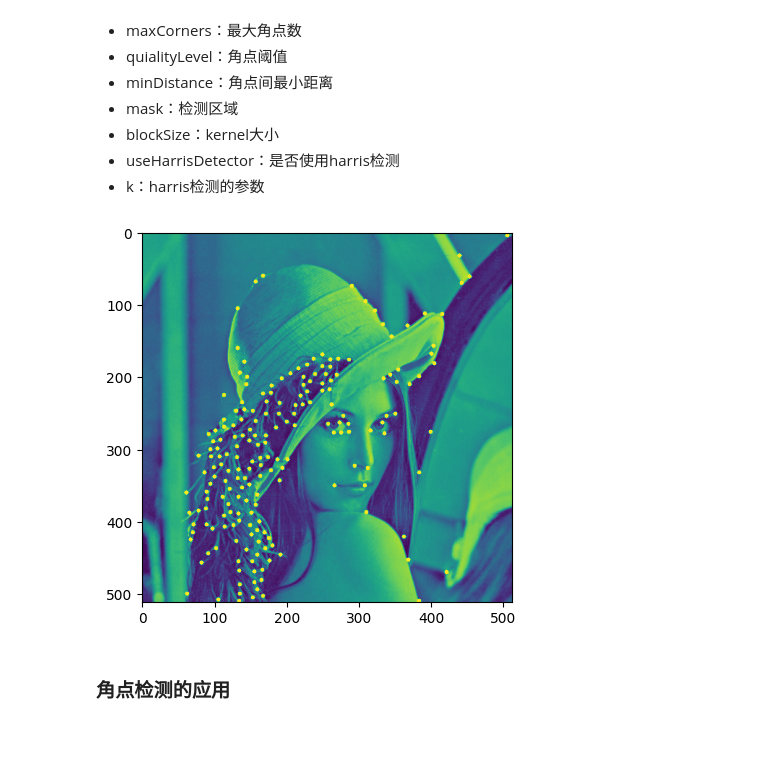
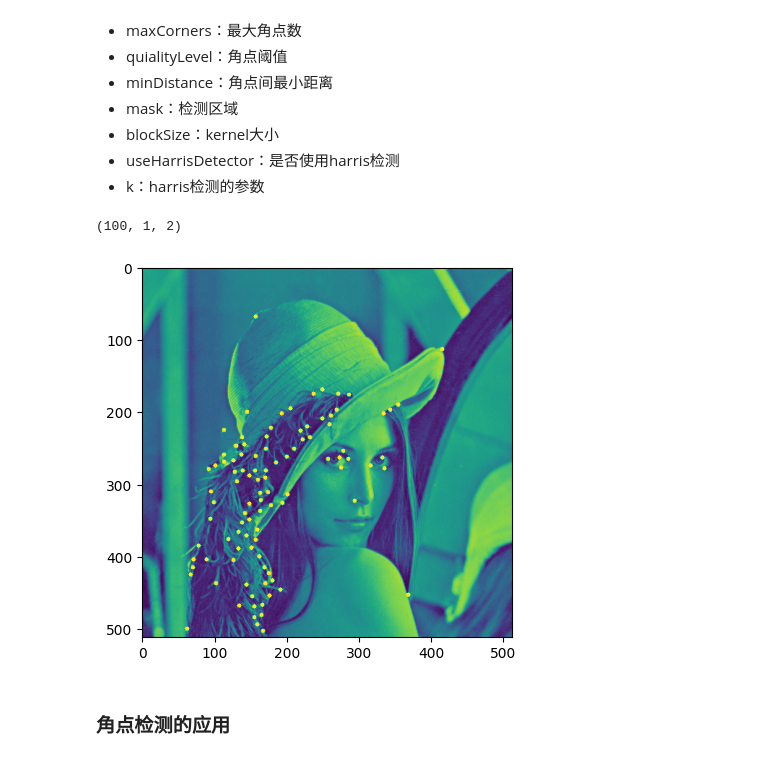
Before and after one commit to jiangxiang/cv101, a Jupyter notebook: notes/section1/角点检测.ipynb, the cells around one changed output. Saved outputs shown, nothing was run; the diff lists cells and outputs as text; code cells hidden in the pictures.

```diff
--- a/notes/section1/角点检测.ipynb
+++ b/notes/section1/角点检测.ipynb
@@ -196,18 +196,22 @@ import cv2
 import matplotlib.pyplot as plt
 
 img = cv2.imread("../../dataset/lena.png", 0)
-corners = cv2.goodFeaturesToTrack(img, 200, 0.01, 10)
+corners = cv2.goodFeaturesToTrack(img, 100, 0.01, 10)
 corners = np.intp(corners)
 
 print(corners.shape)
+# %% [output]
+(100, 1, 2)
 # %%
+mask = np.zeros_like(img)
+
 for i in corners:
     x, y = i.ravel()
     cv2.circle(img, (x, y), 3, 255, -1)
 plt.imshow(img)
 plt.show()
 # %% [output]
-[figure, old version]
+[figure, new version]
 # %% [markdown]
 ### 角点检测的应用
 # %% [markdown]
```
Also changed, not shown: 9 other files.
